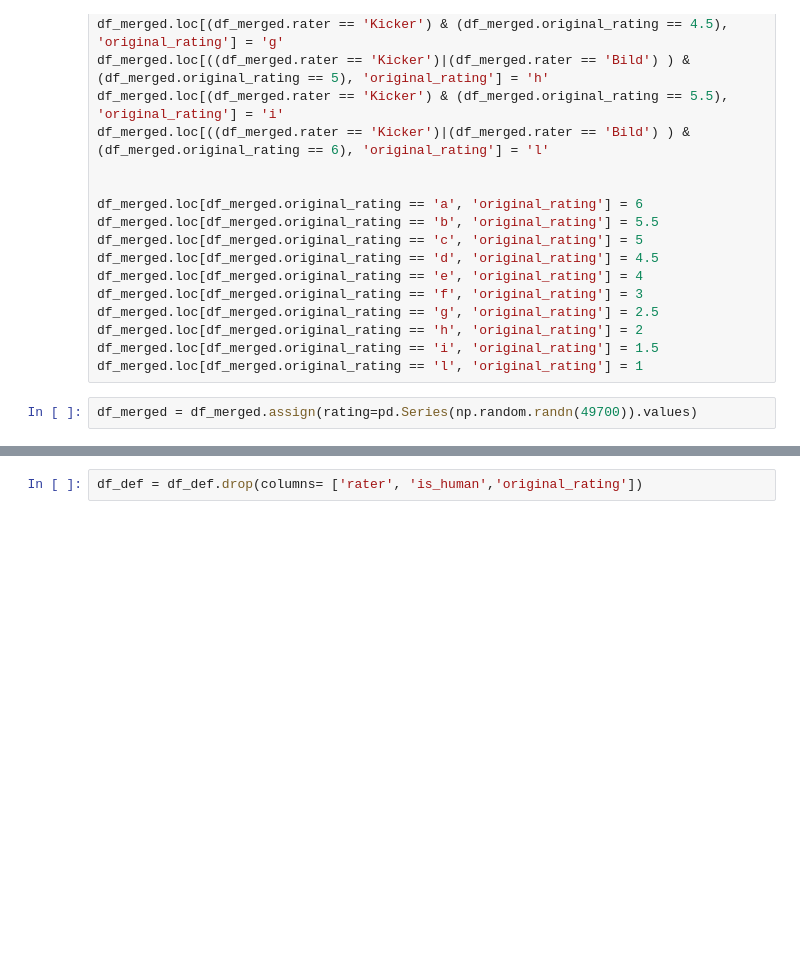
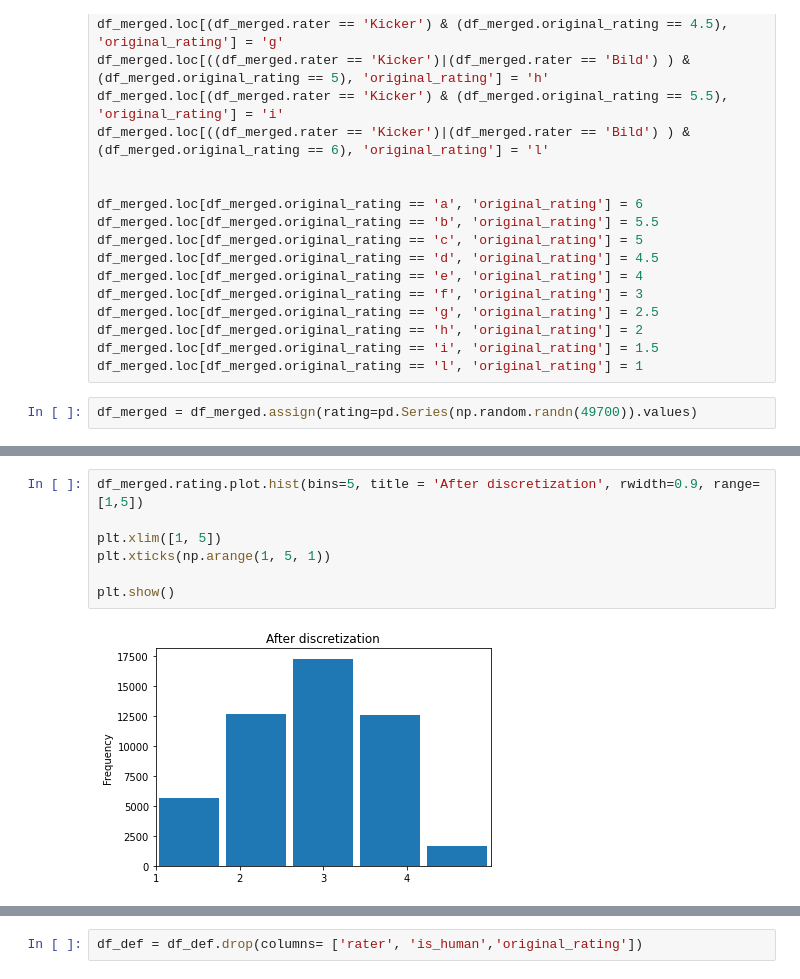
Before and after one commit to giuseppemartino26/S-Ratings, a Jupyter notebook: notebook/analysis.ipynb, the cells around one changed output, grey strips where cells are left out. Saved outputs shown, nothing was run; the diff lists cells and outputs as text; blank space fills up the shorter version.

```diff
--- a/notebook/analysis.ipynb
+++ b/notebook/analysis.ipynb
@@ -146,0 +289,9 @@ df_merged.loc[(df_merged.original_rating >= 8.8) & ((df_merged.rater == 'WhoScor
+# %%
+df_merged.rating.plot.hist(bins=5, title = 'After discretization', rwidth=0.9, range=[1,5])
+
+plt.xlim([1, 5])
+plt.xticks(np.arange(1, 5, 1))
+
+plt.show()
+# %% [output]
+[figure, added]
```
Also changed, not shown: parts of 63 cells of this notebook, 6 other files.
